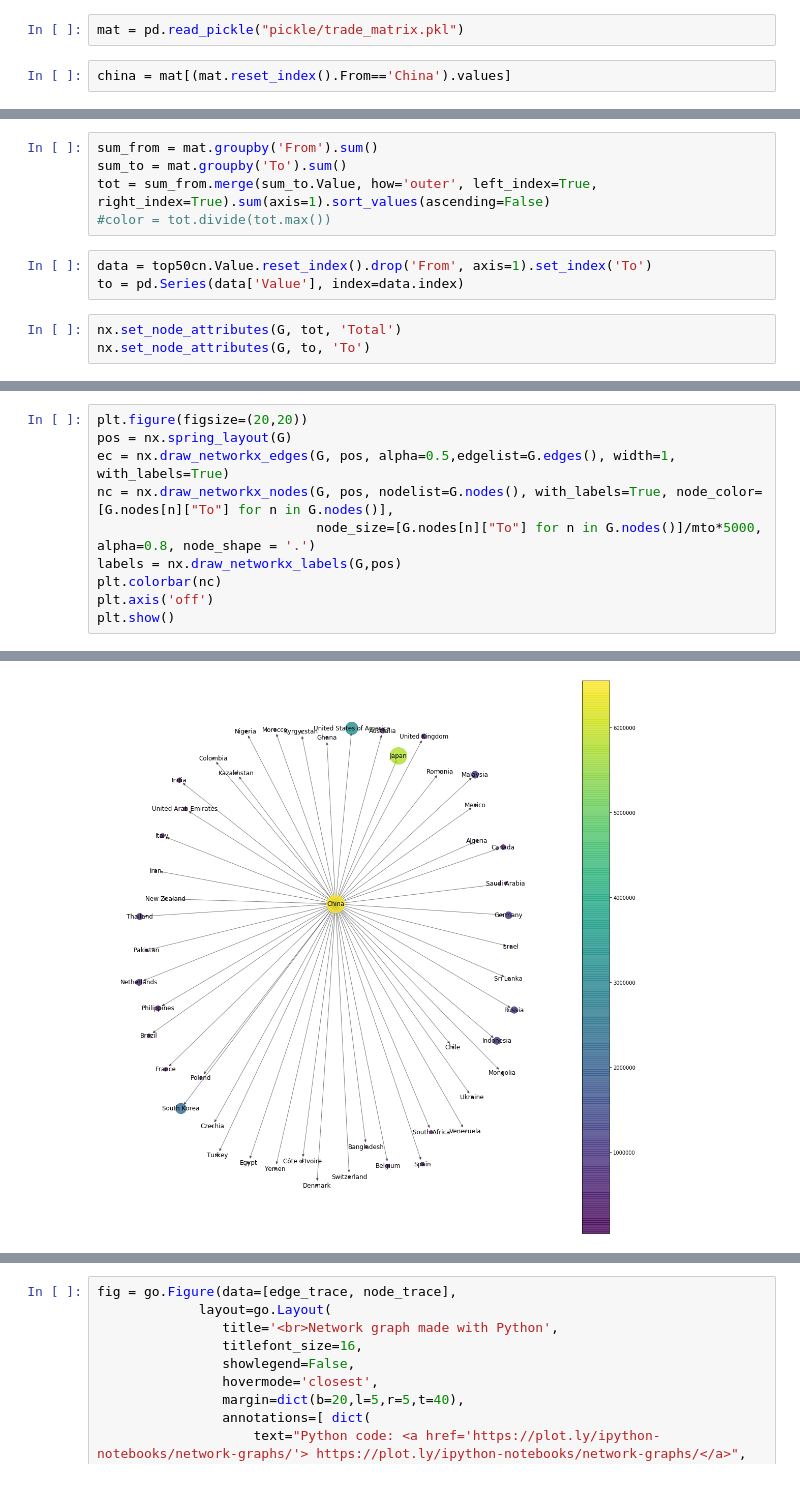
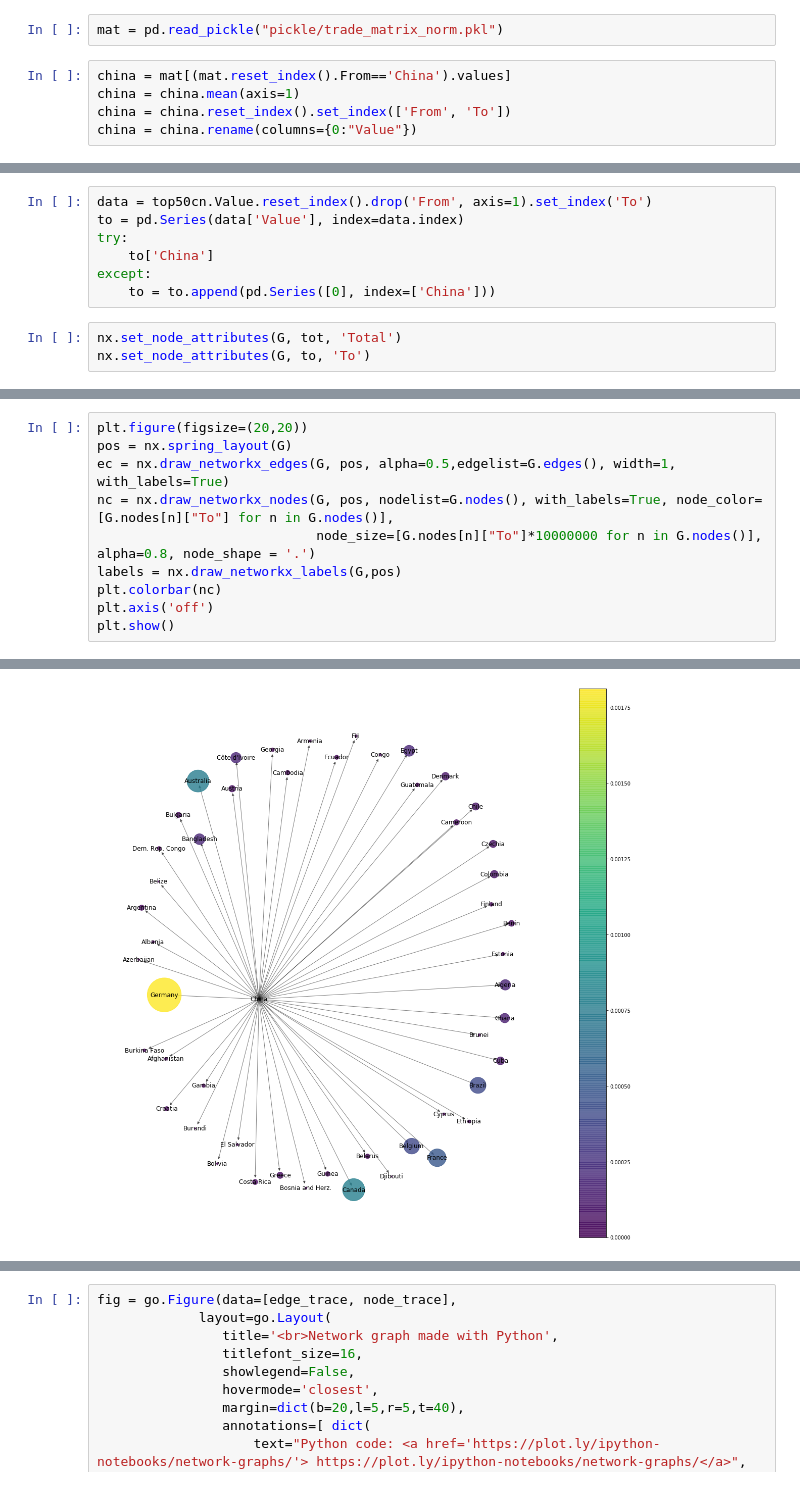
Before and after one commit to GabboM/ADA_Project, a Jupyter notebook: Graphs plotly.ipynb, the cells around one changed output, grey strips where cells are left out. Saved outputs shown, nothing was run; the diff lists cells and outputs as text.

```diff
--- a/Graphs plotly.ipynb
+++ b/Graphs plotly.ipynb
@@ -23,9 +23,12 @@ import networkx as nx
 # %% [markdown]
 ## Trade Network
 # %%
-mat = pd.read_pickle("pickle/trade_matrix.pkl")
+mat = pd.read_pickle("pickle/trade_matrix_norm.pkl")
 # %%
 china = mat[(mat.reset_index().From=='China').values]
+china = china.mean(axis=1)
+china = china.reset_index().set_index(['From', 'To'])
+china = china.rename(columns={0:"Value"})
 # %%
 china = china.sort_values(['Value'], ascending=False)
 # %%
@@ -38,14 +41,13 @@ G = nx.DiGraph()
 G.add_nodes_from(countries)
 # %%
 G.add_weighted_edges_from(top50cn.reset_index().values)
-# %%
-sum_from = mat.groupby('From').sum()
-sum_to = mat.groupby('To').sum()
-tot = sum_from.merge(sum_to.Value, how='outer', left_index=True, right_index=True).sum(axis=1).sort_values(ascending=False)
-#color = tot.divide(tot.max())
 # %%
 data = top50cn.Value.reset_index().drop('From', axis=1).set_index('To')
 to = pd.Series(data['Value'], index=data.index)
+try:
+    to['China']
+except:
+    to = to.append(pd.Series([0], index=['China']))
 # %%
 nx.set_node_attributes(G, tot, 'Total')
 nx.set_node_attributes(G, to, 'To')
@@ -58,7 +60,7 @@ plt.figure(figsize=(20,20))
 pos = nx.spring_layout(G)
 ec = nx.draw_networkx_edges(G, pos, alpha=0.5,edgelist=G.edges(), width=1, with_labels=True)
 nc = nx.draw_networkx_nodes(G, pos, nodelist=G.nodes(), with_labels=True, node_color=[G.nodes[n]["To"] for n in G.nodes()],
-                            node_size=[G.nodes[n]["To"] for n in G.nodes()]/mto*5000, alpha=0.8, node_shape = '.')
+                            node_size=[G.nodes[n]["To"]*10000000 for n in G.nodes()], alpha=0.8, node_shape = '.')
 labels = nx.draw_networkx_labels(G,pos)
 plt.colorbar(nc)
 plt.axis('off')
@@ -72,4 +69,4 @@ The iterable function was deprecated in Matplotlib 3.1 and will be removed in 3.
-[figure, old version]
+[figure, new version]
 # %%
 nx.set_node_attributes(G, pos, 'pos')
 edge_x = []
```
Also changed, not shown: parts of 6 cells of this notebook.
